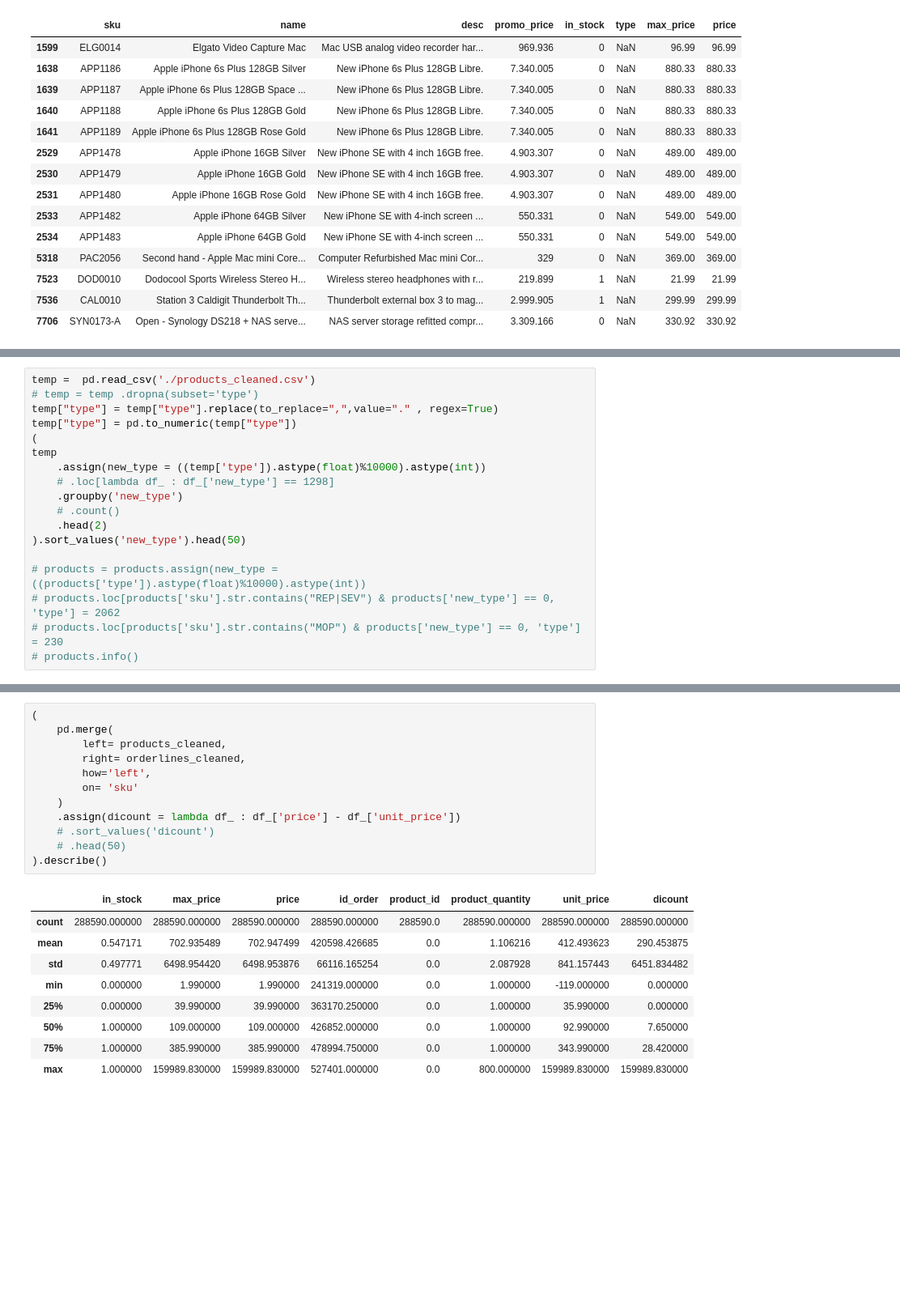
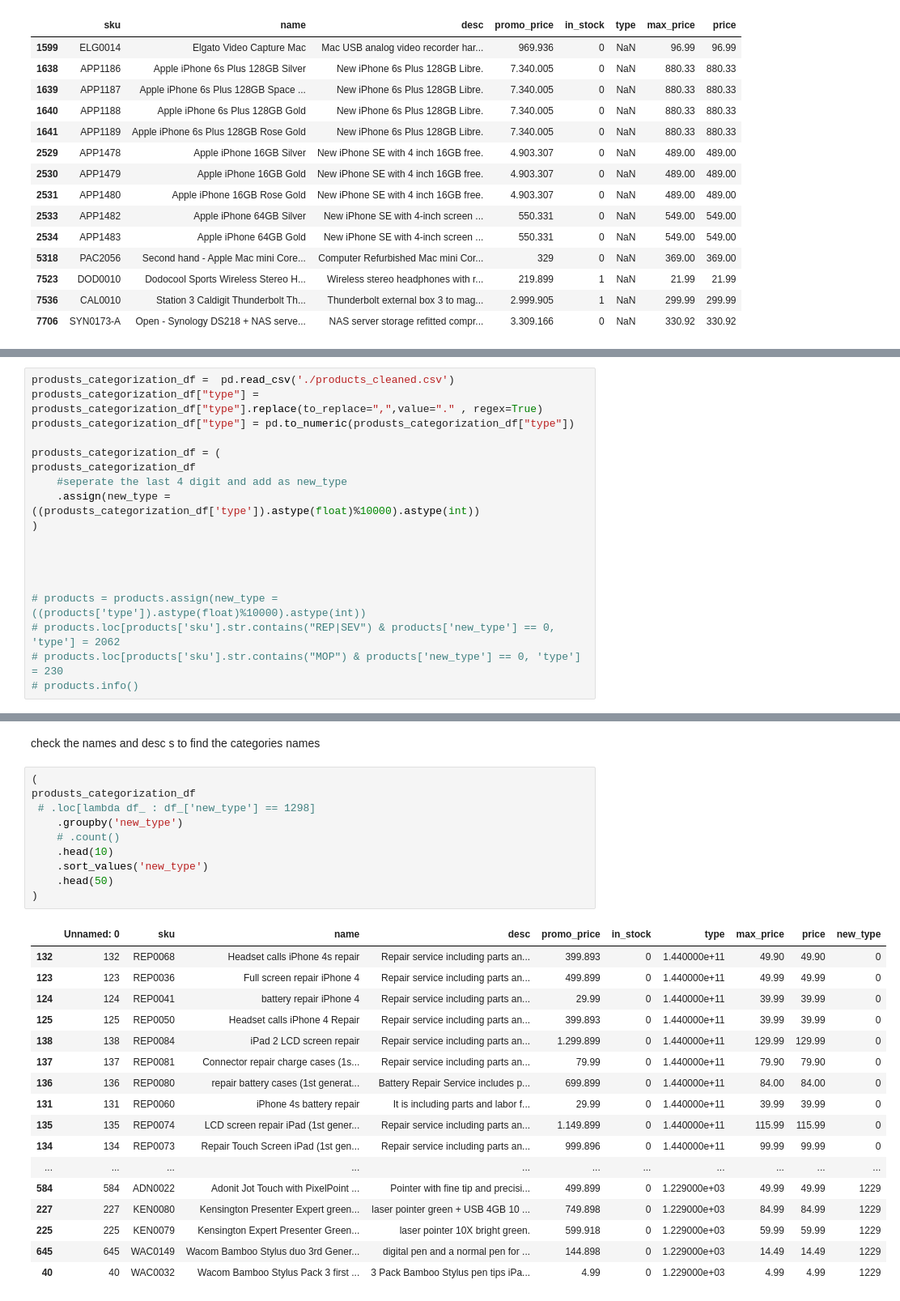
Before and after one commit to sherwan-m/Eniac_Analyze_Discounts, a Jupyter notebook: data_cleaning.ipynb, the cells around one changed output, grey strips where cells are left out. Shown at 81% size. Cells and saved outputs as stored; diff of their text form; blank space fills up the shorter version.

Commit message:
categorization Done

```diff
--- a/data_cleaning.ipynb
+++ b/data_cleaning.ipynb
@@ -1195,16 +1200,16 @@ products_cleaned.sort_values
 # %%
-temp =  pd.read_csv('./products_cleaned.csv')
-# temp = temp .dropna(subset='type')
-temp["type"] = temp["type"].replace(to_replace=",",value="." , regex=True)
-temp["type"] = pd.to_numeric(temp["type"])
-(
-temp
-    .assign(new_type = ((temp['type']).astype(float)%10000).astype(int))
-    # .loc[lambda df_ : df_['new_type'] == 1298]
-    .groupby('new_type')
-    # .count()
-    .head(2)
-).sort_values('new_type').head(50)
+produsts_categorization_df =  pd.read_csv('./products_cleaned.csv')
+produsts_categorization_df["type"] = produsts_categorization_df["type"].replace(to_replace=",",value="." , regex=True)
+produsts_categorization_df["type"] = pd.to_numeric(produsts_categorization_df["type"])
+
+produsts_categorization_df = (
+produsts_categorization_df
+    #seperate the last 4 digit and add as new_type
+    .assign(new_type = ((produsts_categorization_df['type']).astype(float)%10000).astype(int))
+)
+
+
+
 
 # products = products.assign(new_type = ((products['type']).astype(float)%10000).astype(int))
 # products.loc[products['sku'].str.contains("REP|SEV") & products['new_type'] == 0, 'type'] = 2062
@@ -1231,22 +1218,30 @@ temp
-# %%
-(
-    pd.merge(
-        left= products_cleaned,
-        right= orderlines_cleaned,
-        how='left',
-        on= 'sku'
-    )
-    .assign(dicount = lambda df_ : df_['price'] - df_['unit_price'])
-    # .sort_values('dicount')
-    # .head(50)
-).describe()
-# %% [output]
-|  | in_stock | max_price | price | id_order | product_id | product_quantity | unit_price | dicount |
-| count | 288590.000000 | 288590.000000 | 288590.000000 | 288590.000000 | 288590.0 | 288590.000000 | 288590.000000 | 288590.000000 |
-| mean | 0.547171 | 702.935489 | 702.947499 | 420598.426685 | 0.0 | 1.106216 | 412.493623 | 290.453875 |
-| std | 0.497771 | 6498.954420 | 6498.953876 | 66116.165254 | 0.0 | 2.087928 | 841.157443 | 6451.834482 |
-| min | 0.000000 | 1.990000 | 1.990000 | 241319.000000 | 0.0 | 1.000000 | -119.000000 | 0.000000 |
-| 25% | 0.000000 | 39.990000 | 39.990000 | 363170.250000 | 0.0 | 1.000000 | 35.990000 | 0.000000 |
-| 50% | 1.000000 | 109.000000 | 109.000000 | 426852.000000 | 0.0 | 1.000000 | 92.990000 | 7.650000 |
-| 75% | 1.000000 | 385.990000 | 385.990000 | 478994.750000 | 0.0 | 1.000000 | 343.990000 | 28.420000 |
-| max | 1.000000 | 159989.830000 | 159989.830000 | 527401.000000 | 0.0 | 800.000000 | 159989.830000 | 159989.830000 |
+# %% [markdown]
+check the names and desc s to find the categories names
+# %%
+(
+produsts_categorization_df
+ # .loc[lambda df_ : df_['new_type'] == 1298]
+    .groupby('new_type')
+    # .count()
+    .head(10)
+    .sort_values('new_type')
+    .head(50)
+)
+# %% [output]
+|  | Unnamed: 0 | sku | name | desc | promo_price | in_stock | type | max_price | price | new_type |
+| 132 | 132 | REP0068 | Headset calls iPhone 4s repair | Repair service including parts an... | 399.893 | 0 | 1.440000e+11 | 49.90 | 49.90 | 0 |
+| 123 | 123 | REP0036 | Full screen repair iPhone 4 | Repair service including parts an... | 499.899 | 0 | 1.440000e+11 | 49.99 | 49.99 | 0 |
+| 124 | 124 | REP0041 | battery repair iPhone 4 | Repair service including parts an... | 29.99 | 0 | 1.440000e+11 | 39.99 | 39.99 | 0 |
+| 125 | 125 | REP0050 | Headset calls iPhone 4 Repair | Repair service including parts an... | 399.893 | 0 | 1.440000e+11 | 39.99 | 39.99 | 0 |
+| 138 | 138 | REP0084 | iPad 2 LCD screen repair | Repair service including parts an... | 1.299.899 | 0 | 1.440000e+11 | 129.99 | 129.99 | 0 |
+| 137 | 137 | REP0081 | Connector repair charge cases (1s... | Repair service including parts an... | 79.99 | 0 | 1.440000e+11 | 79.90 | 79.90 | 0 |
+| 136 | 136 | REP0080 | repair battery cases (1st generat... | Battery Repair Service includes p... | 699.899 | 0 | 1.440000e+11 | 84.00 | 84.00 | 0 |
+| 131 | 131 | REP0060 | iPhone 4s battery repair | It is including parts and labor f... | 29.99 | 0 | 1.440000e+11 | 39.99 | 39.99 | 0 |
+| 135 | 135 | REP0074 | LCD screen repair iPad (1st gener... | Repair service including parts an... | 1.149.899 | 0 | 1.440000e+11 | 115.99 | 115.99 | 0 |
+| 134 | 134 | REP0073 | Repair Touch Screen iPad (1st gen... | Repair service including parts an... | 999.896 | 0 | 1.440000e+11 | 99.99 | 99.99 | 0 |
+| ... | ... | ... | ... | ... | ... | ... | ... | ... | ... | ... |
+| 584 | 584 | ADN0022 | Adonit Jot Touch with PixelPoint ... | Pointer with fine tip and precisi... | 499.899 | 0 | 1.229000e+03 | 49.99 | 49.99 | 1229 |
+| 227 | 227 | KEN0080 | Kensington Presenter Expert green... | laser pointer green + USB 4GB 10 ... | 749.898 | 0 | 1.229000e+03 | 84.99 | 84.99 | 1229 |
+| 225 | 225 | KEN0079 | Kensington Expert Presenter Green... | laser pointer 10X bright green. | 599.918 | 0 | 1.229000e+03 | 59.99 | 59.99 | 1229 |
+| 645 | 645 | WAC0149 | Wacom Bamboo Stylus duo 3rd Gener... | digital pen and a normal pen for ... | 144.898 | 0 | 1.229000e+03 | 14.49 | 14.49 | 1229 |
+| 40 | 40 | WAC0032 | Wacom Bamboo Stylus Pack 3 first ... | 3 Pack Bamboo Stylus pen tips iPa... | 4.99 | 0 | 1.229000e+03 | 4.99 | 4.99 | 1229 |
```
Also changed, not shown: parts of 9 cells of this notebook.
